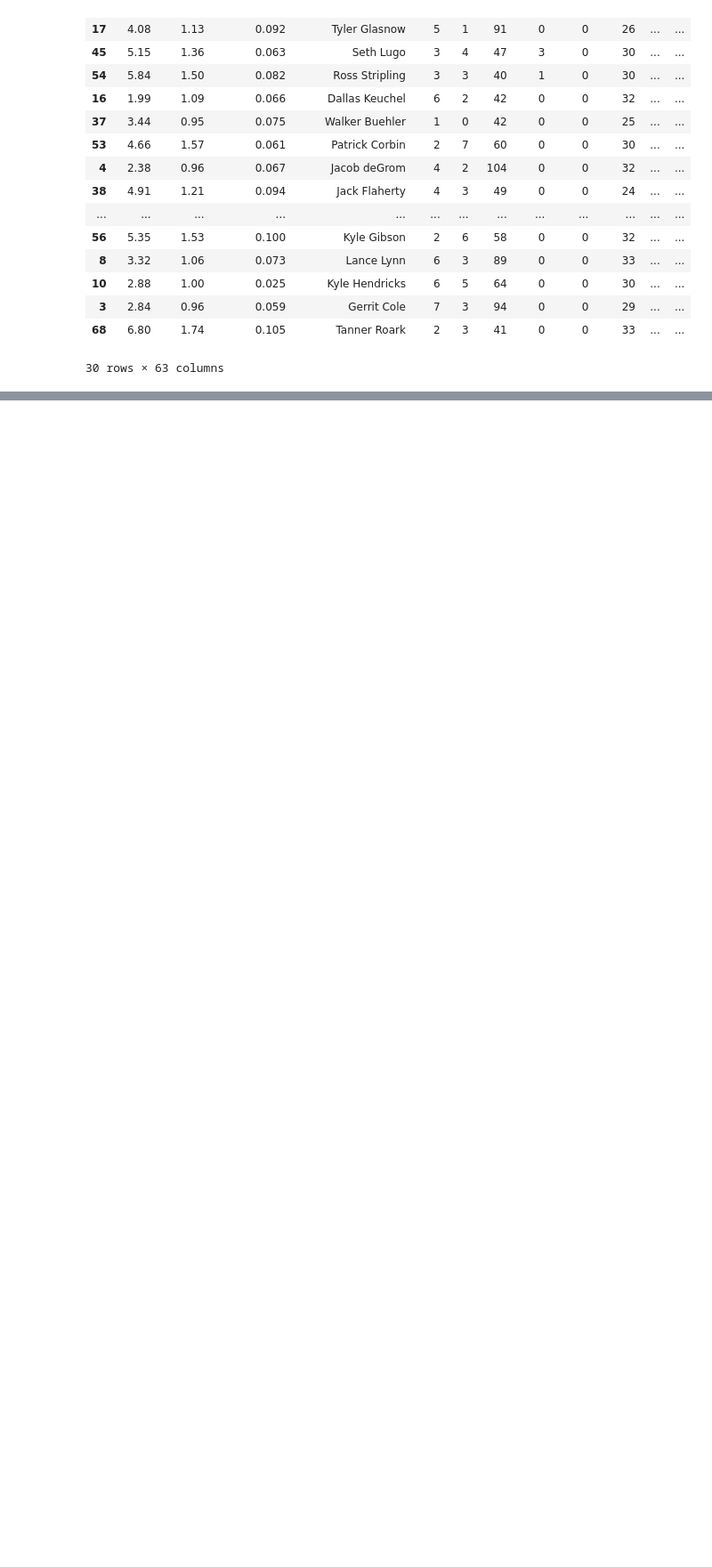
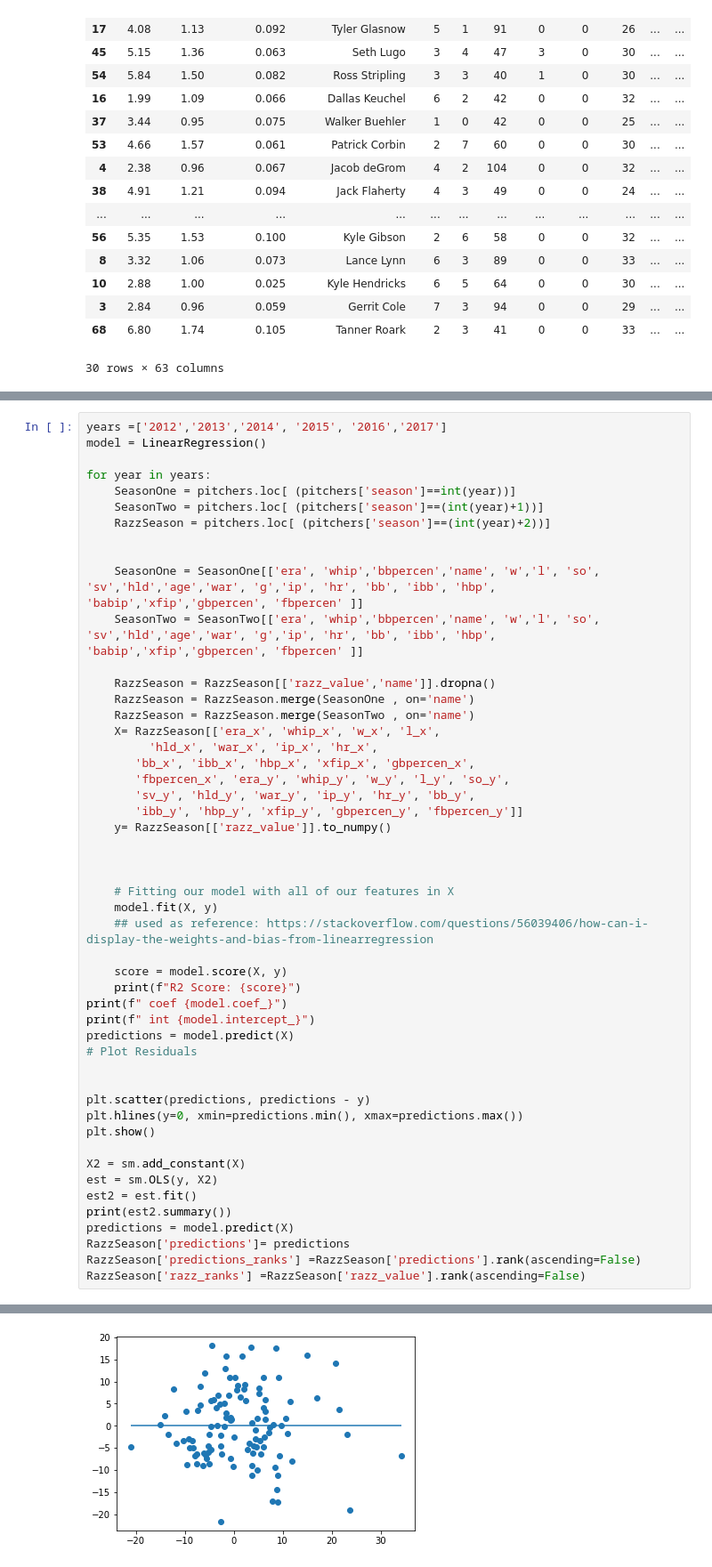
Before and after one commit to RiverJAM/Ultimate-Fantasy-Baseball-Eval-Tool, a Jupyter notebook: Top_Thirty_2021.ipynb, the cells around one changed output, grey strips where cells are left out. Shown at 89% size. Cells and saved outputs as stored; diff of their text form; blank space fills up the shorter version.

```diff
--- a/Top_Thirty_2021.ipynb
+++ b/Top_Thirty_2021.ipynb
@@ -436,0 +439,51 @@ RazzSeason.head(30)
+# %%
+years =['2012','2013','2014', '2015', '2016','2017']
+model = LinearRegression()
+
+for year in years:
+    SeasonOne = pitchers.loc[ (pitchers['season']==int(year))]
+    SeasonTwo = pitchers.loc[ (pitchers['season']==(int(year)+1))]
+    RazzSeason = pitchers.loc[ (pitchers['season']==(int(year)+2))]
+
+
+    SeasonOne = SeasonOne[['era', 'whip','bbpercen','name', 'w','l', 'so', 'sv','hld','age','war', 'g','ip', 'hr', 'bb', 'ibb', 'hbp', 'babip','xfip','gbpercen', 'fbpercen' ]]
+    SeasonTwo = SeasonTwo[['era', 'whip','bbpercen','name', 'w','l', 'so', 'sv','hld','age','war', 'g','ip', 'hr', 'bb', 'ibb', 'hbp', 'babip','xfip','gbpercen', 'fbpercen' ]]
+
+    RazzSeason = RazzSeason[['razz_value','name']].dropna()
+    RazzSeason = RazzSeason.merge(SeasonOne , on='name')
+    RazzSeason = RazzSeason.merge(SeasonTwo , on='name')
+    X= RazzSeason[['era_x', 'whip_x', 'w_x', 'l_x',
+         'hld_x', 'war_x', 'ip_x', 'hr_x',
+       'bb_x', 'ibb_x', 'hbp_x', 'xfip_x', 'gbpercen_x',
+       'fbpercen_x', 'era_y', 'whip_y', 'w_y', 'l_y', 'so_y',
+       'sv_y', 'hld_y', 'war_y', 'ip_y', 'hr_y', 'bb_y',
+       'ibb_y', 'hbp_y', 'xfip_y', 'gbpercen_y', 'fbpercen_y']]
+    y= RazzSeason[['razz_value']].to_numpy()
+
+
+
+    # Fitting our model with all of our features in X
+    model.fit(X, y)
+    ## used as reference: https://stackoverflow.com/questions/56039406/how-can-i-display-the-weights-and-bias-from-linearregression
+
+    score = model.score(X, y)
+    print(f"R2 Score: {score}")
+print(f" coef {model.coef_}")
+print(f" int {model.intercept_}")
+predictions = model.predict(X)
+# Plot Residuals
+
+
+plt.scatter(predictions, predictions - y)
+plt.hlines(y=0, xmin=predictions.min(), xmax=predictions.max())
+plt.show()
+
+X2 = sm.add_constant(X)
+est = sm.OLS(y, X2)
+est2 = est.fit()
+print(est2.summary())
+predictions = model.predict(X)
+RazzSeason['predictions']= predictions
+RazzSeason['predictions_ranks'] =RazzSeason['predictions'].rank(ascending=False)
+RazzSeason['razz_ranks'] =RazzSeason['razz_value'].rank(ascending=False)
+# %% [output]
@@ -436,0 +503 @@ RazzSeason.head(30)
+[figure, added]
```
Also changed, not shown: parts of 7 cells of this notebook, 2 other files.
